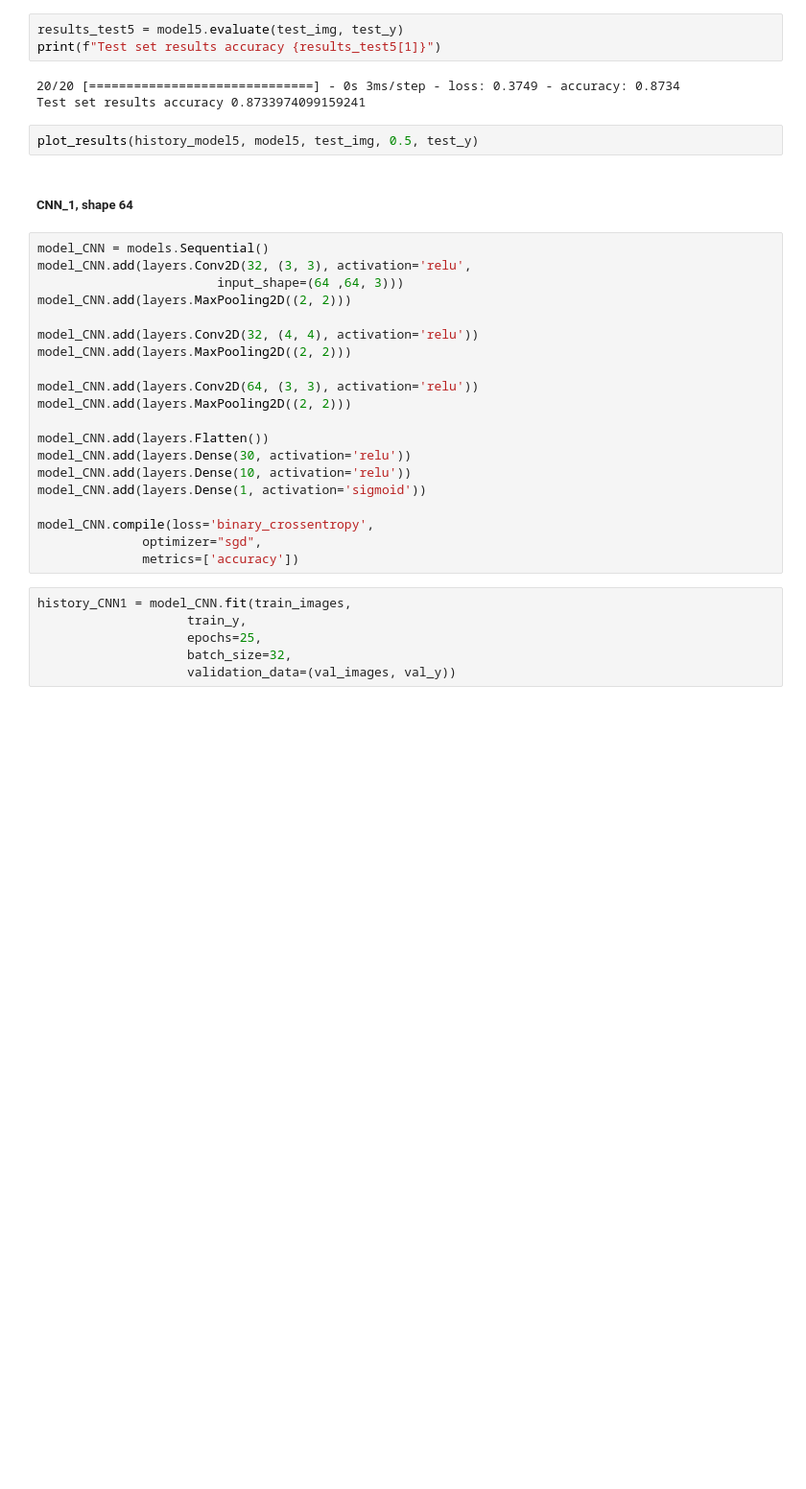
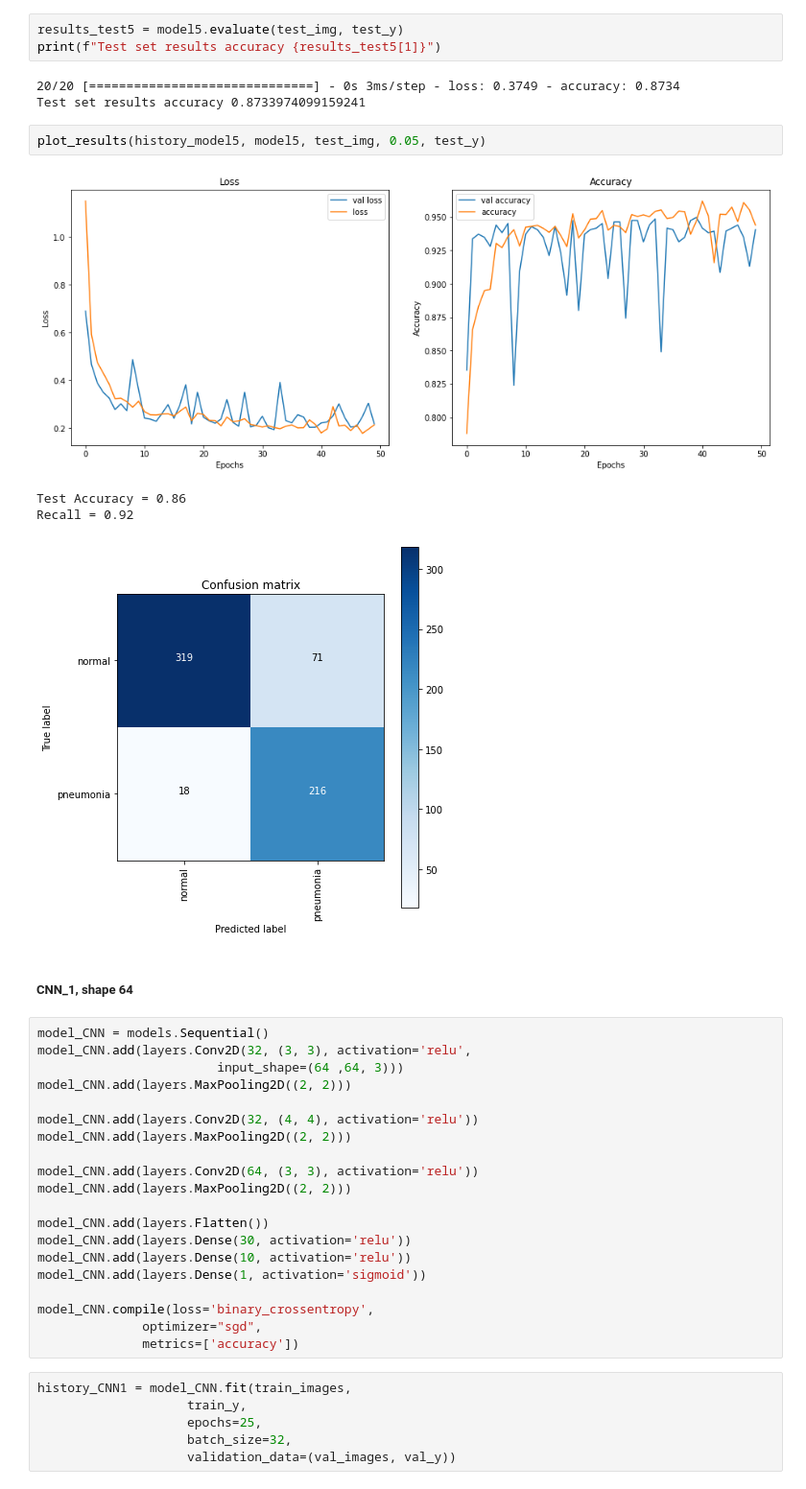
Before and after one commit to 314ka4y/Image_classification, a Jupyter notebook: Project_classification.ipynb, the cells around one changed output. Shown at 96% size. Saved outputs shown, nothing was run; the diff lists cells and outputs as text; blank space fills up the shorter version.

```diff
--- a/Project_classification.ipynb
+++ b/Project_classification.ipynb
@@ -757,8 +825,13 @@ print(f"Test set results accuracy {results_test5[1]}")
 # %% [output]
 20/20 [==============================] - 0s 3ms/step - loss: 0.3749 - accuracy: 0.8734
 Test set results accuracy 0.8733974099159241
-# %%
-plot_results(history_model5, model5, test_img, 0.5, test_y)
+# %%
+plot_results(history_model5, model5, test_img, 0.05, test_y)
+# %% [output]
+[figure, added]
+Test Accuracy = 0.86
+Recall = 0.92
+[figure, added]
 # %% [markdown]
 ##### CNN_1, shape 64
 # %%
```
Also changed, not shown: parts of 203 cells of this notebook.
